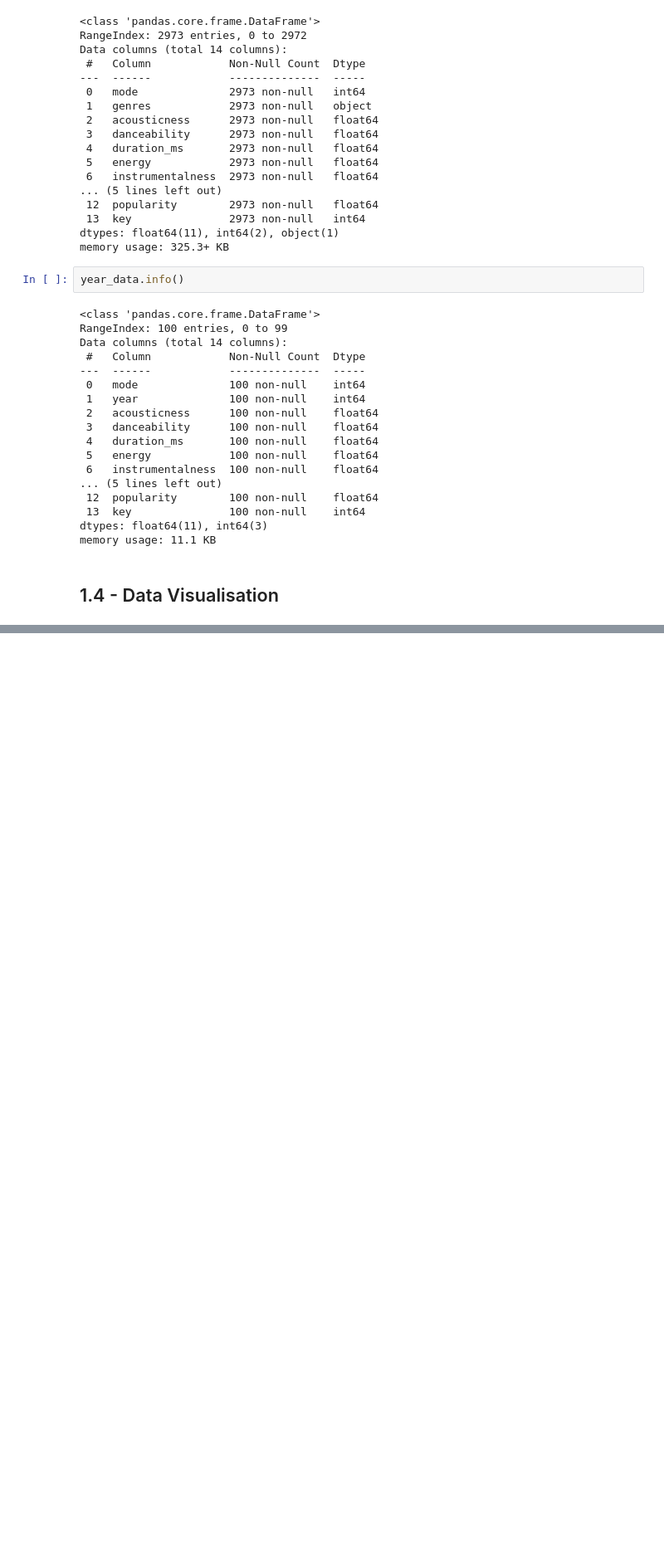
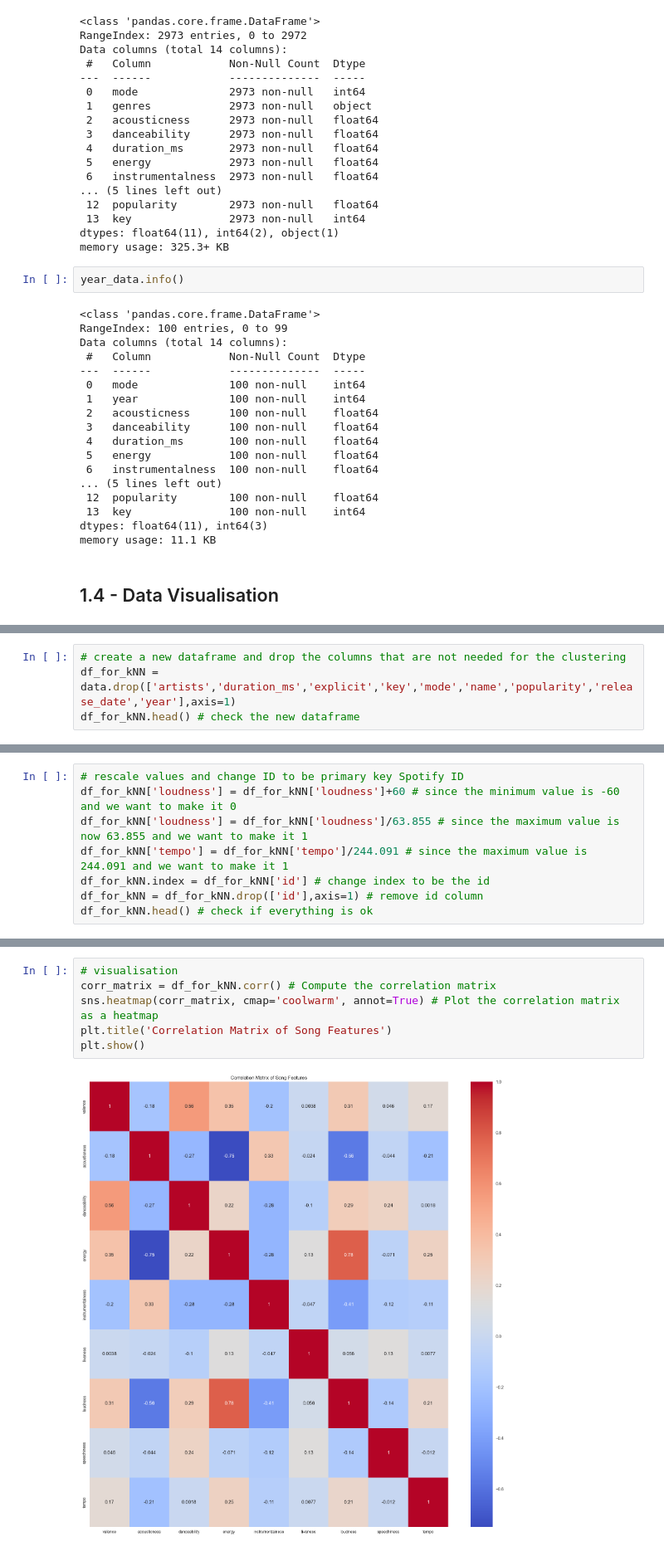
Before and after one commit to Hamna-Akh/SOEN-471-Music-Recommender-System, a Jupyter notebook: notebook.ipynb, the cells around one changed output, grey strips where cells are left out. Shown at 83% size. Saved outputs shown, nothing was run; the diff lists cells and outputs as text; blank space fills up the shorter version.

```diff
--- a/notebook.ipynb
+++ b/notebook.ipynb
@@ -156,0 +176,4 @@ print(normalized_df[:2])
+# %%
+# create a new dataframe and drop the columns that are not needed for the clustering
+df_for_kNN = data.drop(['artists','duration_ms','explicit','key','mode','name','popularity','release_date','year'],axis=1)
+df_for_kNN.head() # check the new dataframe
@@ -156,0 +204,8 @@ print(normalized_df[:2])
+# %%
+# rescale values and change ID to be primary key Spotify ID
+df_for_kNN['loudness'] = df_for_kNN['loudness']+60 # since the minimum value is -60 and we want to make it 0
+df_for_kNN['loudness'] = df_for_kNN['loudness']/63.855 # since the maximum value is now 63.855 and we want to make it 1
+df_for_kNN['tempo'] = df_for_kNN['tempo']/244.091 # since the maximum value is 244.091 and we want to make it 1
+df_for_kNN.index = df_for_kNN['id'] # change index to be the id
+df_for_kNN = df_for_kNN.drop(['id'],axis=1) # remove id column
+df_for_kNN.head() # check if everything is ok
@@ -156,0 +220,8 @@ print(normalized_df[:2])
+# %%
+# visualisation
+corr_matrix = df_for_kNN.corr() # Compute the correlation matrix
+sns.heatmap(corr_matrix, cmap='coolwarm', annot=True) # Plot the correlation matrix as a heatmap
+plt.title('Correlation Matrix of Song Features')
+plt.show()
+# %% [output]
+[figure, added]
```
Also changed, not shown: parts of 19 cells of this notebook.
